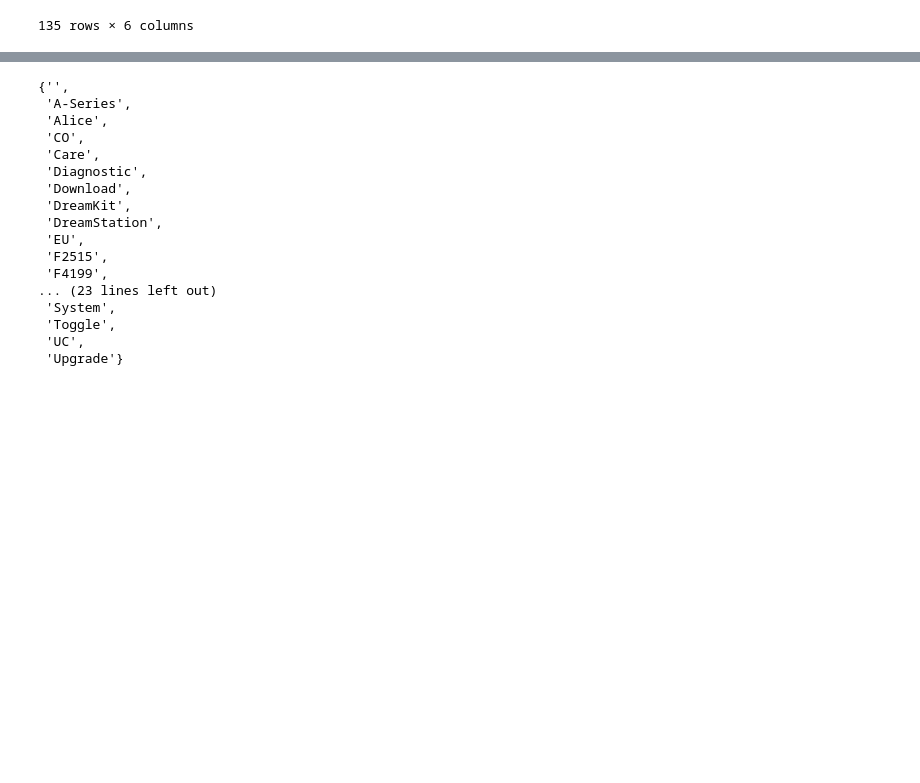
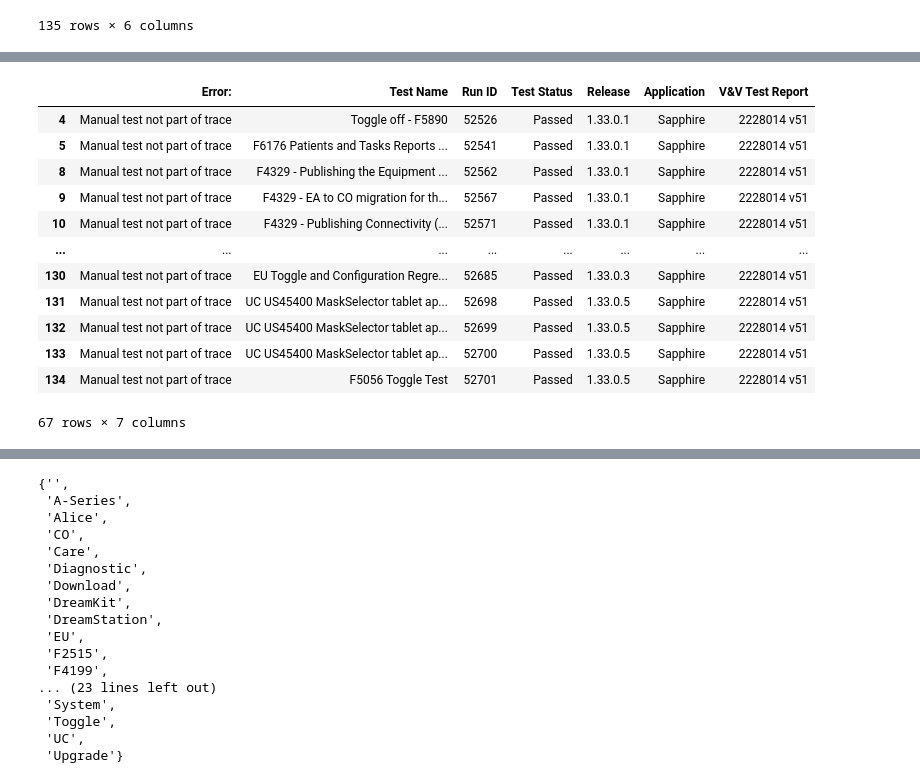
Before and after one commit to jacoblee628/systemsproject, a Jupyter notebook: src/more_experiments.ipynb, the cells around one changed output, grey strips where cells are left out. Saved outputs shown, nothing was run; the diff lists cells and outputs as text; code cells hidden in the pictures; blank space fills up the shorter version.

```diff
--- a/src/more_experiments.ipynb
+++ b/src/more_experiments.ipynb
@@ -9,8 +10,10 @@ import re
 # %%
 version_num = "1.33.0"
 # %%
-manual = read_as_run_tests("../data/ER2228014 v51 ATT1 Manual As-Runs.docx")
-manual
+as_run_path = "../data/ER2228014 v51 ATT1 Manual As-Runs.docx"
+file_name = Path(as_run_path).stem
+as_run_df = read_as_run_tests(as_run_path)
+as_run_df
 # %% [output]
 |  | Test Name | Run ID | Test Status | Release | Application | V&V Test Report |
 | 0 | PRD US13044 SRS TC12480 TC12574 V... | 52564 | Passed | 1.33.0.1 | Sapphire | 2228014 v51 |
@@ -25,3 +28,17 @@ manual
 | 133 | UC US45400 MaskSelector tablet ap... | 52700 | Passed | 1.33.0.5 | Sapphire | 2228014 v51 |
 | 134 | F5056 Toggle Test | 52701 | Passed | 1.33.0.5 | Sapphire | 2228014 v51 |
 135 rows × 6 columns
+# %%
+# Filter out all the invalid entries
+invalid_dfs = []
+
+# Filter out if Test Status != "Passed" or "Failed"
+as_run_df, invalid_df = filter_status(as_run_df)
+if len(invalid_df) > 0:
+    invalid_dfs.append(invalid_df)
+
+# Filter out any tests with blank names (name wasnt in original document; just the run id)
+invalid_df = as_run_df.loc[as_run_df["Test Name"].isin([""])]
+invalid_df.insert(0, "Error:", f"Name not found in {file_name}")
+invalid_dfs.append(invalid_df)
+invalid_df
@@ -28,3 +53,4 @@ manual
 # %%
-manual.loc[manual["Test Name"].isin([""])]
+as_run_df = as_run_df.loc[~as_run_df["Test Name"].isin([""])]
+as_run_df
 # %% [output]
@@ -37,0 +70,19 @@ manual.loc[manual["Test Name"].isin([""])]
+# %%
+invalid_df = as_run_df.loc[~as_run_df["Test Name"].str[0:3].isin(["PRD", "SRS"])]
+invalid_df.insert(0, "Error:", "Manual test not part of trace")
+invalid_dfs.append(invalid_df)
+invalid_df
+# %% [output]
+|  | Error: | Test Name | Run ID | Test Status | Release | Application | V&V Test Report |
+| 4 | Manual test not part of trace | Toggle off - F5890 | 52526 | Passed | 1.33.0.1 | Sapphire | 2228014 v51 |
+| 5 | Manual test not part of trace | F6176 Patients and Tasks Reports ... | 52541 | Passed | 1.33.0.1 | Sapphire | 2228014 v51 |
+| 8 | Manual test not part of trace | F4329 - Publishing the Equipment ... | 52562 | Passed | 1.33.0.1 | Sapphire | 2228014 v51 |
+| 9 | Manual test not part of trace | F4329 - EA to CO migration for th... | 52567 | Passed | 1.33.0.1 | Sapphire | 2228014 v51 |
+| 10 | Manual test not part of trace | F4329 - Publishing Connectivity (... | 52571 | Passed | 1.33.0.1 | Sapphire | 2228014 v51 |
+| ... | ... | ... | ... | ... | ... | ... | ... |
+| 130 | Manual test not part of trace | EU Toggle and Configuration Regre... | 52685 | Passed | 1.33.0.3 | Sapphire | 2228014 v51 |
+| 131 | Manual test not part of trace | UC US45400 MaskSelector tablet ap... | 52698 | Passed | 1.33.0.5 | Sapphire | 2228014 v51 |
+| 132 | Manual test not part of trace | UC US45400 MaskSelector tablet ap... | 52699 | Passed | 1.33.0.5 | Sapphire | 2228014 v51 |
+| 133 | Manual test not part of trace | UC US45400 MaskSelector tablet ap... | 52700 | Passed | 1.33.0.5 | Sapphire | 2228014 v51 |
+| 134 | Manual test not part of trace | F5056 Toggle Test | 52701 | Passed | 1.33.0.5 | Sapphire | 2228014 v51 |
+67 rows × 7 columns
```
Also changed, not shown: parts of 10 cells of this notebook, 3 other files.
